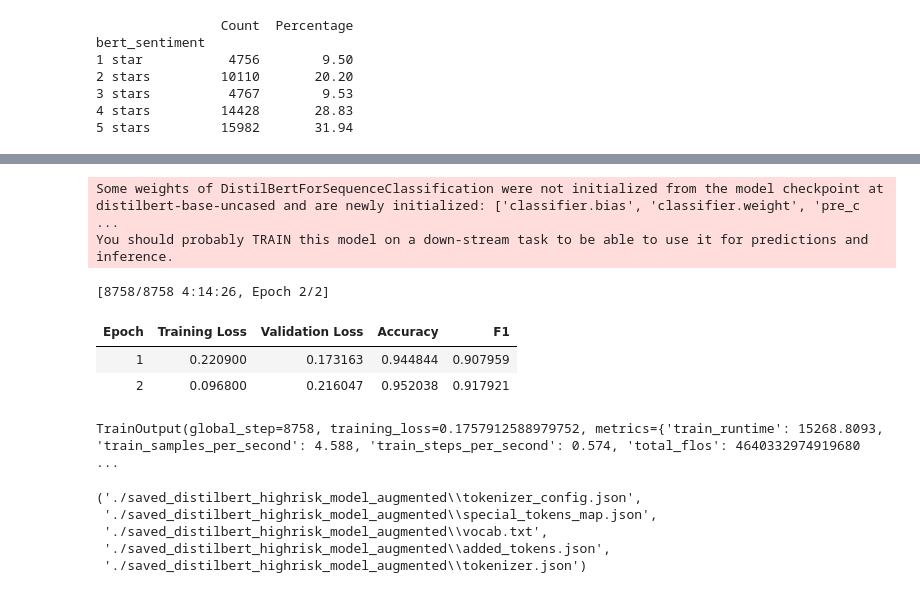
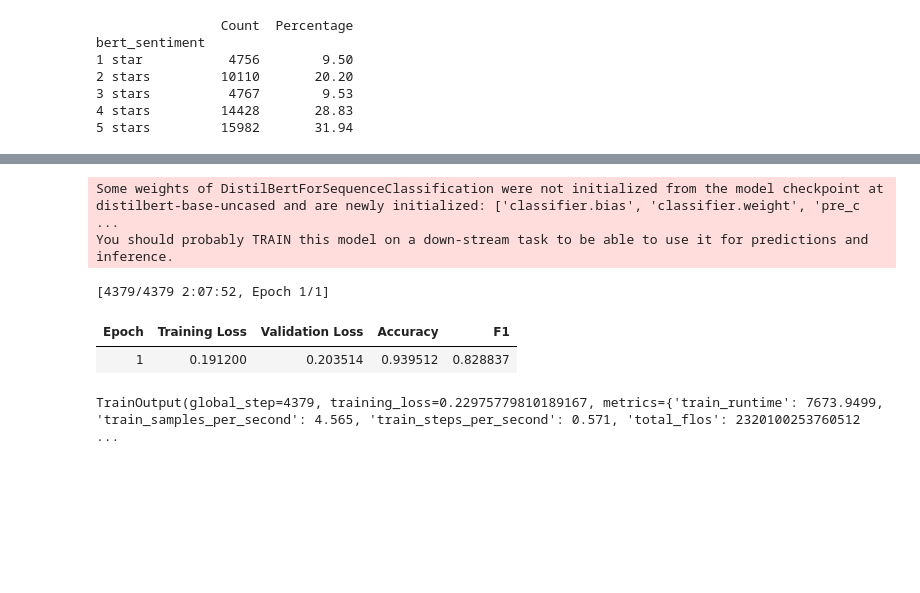
Before and after one commit to reallyjustalan/DSA3101_Group8_Project1, a Jupyter notebook: B4/DSA3101_B4_Predictive_Modelling.ipynb, the cells around one changed output, grey strips where cells are left out. Saved outputs shown, nothing was run; the diff lists cells and outputs as text; code cells hidden in the pictures; blank space fills up the shorter version.

```diff
--- a/B4/DSA3101_B4_Predictive_Modelling.ipynb
+++ b/B4/DSA3101_B4_Predictive_Modelling.ipynb
@@ -368,11 +448,7 @@ train_ds = train_ds.map(tokenize, batched=True)
 val_ds = val_ds.map(tokenize, batched=True)
 test_ds = test_ds.map(tokenize, batched=True)
 # %%
-from transformers import TrainingArguments, Trainer
-import numpy as np
-from sklearn.metrics import accuracy_score, f1_score
-from transformers import DistilBertForSequenceClassification
-
+# --- Model and Trainer ---
 model = DistilBertForSequenceClassification.from_pretrained("distilbert-base-uncased", num_labels=2)
 
 training_args = TrainingArguments(
@@ -382,46 +458,36 @@ training_args = TrainingArguments(
     logging_dir="./logs",
     learning_rate=2e-5,
     per_device_train_batch_size=8,
     per_device_eval_batch_size=8,
-    num_train_epochs=2,
+    num_train_epochs=1,
     load_best_model_at_end=True,
     weight_decay=0.01,
 )
 
 def compute_metrics(eval_pred):
     logits, labels = eval_pred
     preds = np.argmax(logits, axis=1)
     return {
         "accuracy": accuracy_score(labels, preds),
         "f1": f1_score(labels, preds)
     }
 
 trainer = Trainer(
     model=model,
     args=training_args,
     train_dataset=train_ds,
     eval_dataset=val_ds,
     tokenizer=tokenizer,
     compute_metrics=compute_metrics
 )
 
-# Train!
+# --- Train the model ---
 trainer.train()
 # %% [output]
 Some weights of DistilBertForSequenceClassification were not initialized from the model checkpoint at distilbert-base-uncased and are newly initialized: ['classifier.bias', 'classifier.weight', 'pre_c ...
 You should probably TRAIN this model on a down-stream task to be able to use it for predictions and inference.
-[8758/8758 4:14:26, Epoch 2/2]
+[4379/4379 2:07:52, Epoch 1/1]
 | Epoch | Training Loss | Validation Loss | Accuracy | F1 |
-| 1 | 0.220900 | 0.173163 | 0.944844 | 0.907959 |
-| 2 | 0.096800 | 0.216047 | 0.952038 | 0.917921 |
+| 1 | 0.191200 | 0.203514 | 0.939512 | 0.828837 |
-TrainOutput(global_step=8758, training_loss=0.1757912588979752, metrics={'train_runtime': 15268.8093, 'train_samples_per_second': 4.588, 'train_steps_per_second': 0.574, 'total_flos': 4640332974919680 ...
+TrainOutput(global_step=4379, training_loss=0.22975779810189167, metrics={'train_runtime': 7673.9499, 'train_samples_per_second': 4.565, 'train_steps_per_second': 0.571, 'total_flos': 2320100253760512 ...
-# %%
-trainer.save_model("./saved_distilbert_highrisk_model_augmented")
-tokenizer.save_pretrained("./saved_distilbert_highrisk_model_augmented")
-# %% [output]
-('./saved_distilbert_highrisk_model_augmented\\tokenizer_config.json',
- './saved_distilbert_highrisk_model_augmented\\special_tokens_map.json',
- './saved_distilbert_highrisk_model_augmented\\vocab.txt',
- './saved_distilbert_highrisk_model_augmented\\added_tokens.json',
- './saved_distilbert_highrisk_model_augmented\\tokenizer.json')
 # %%
```
Also changed, not shown: parts of 11 cells of this notebook.
